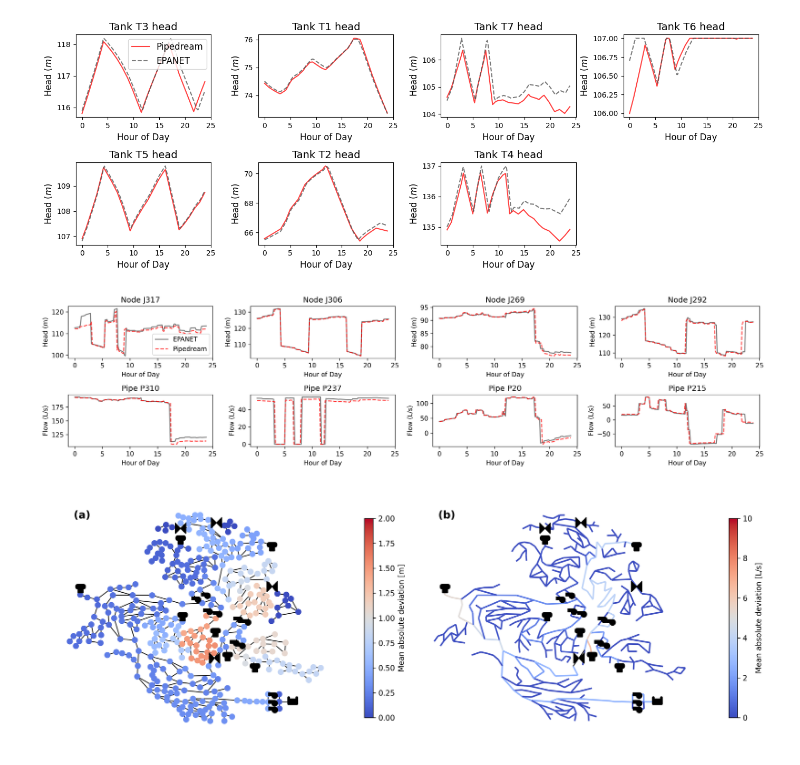
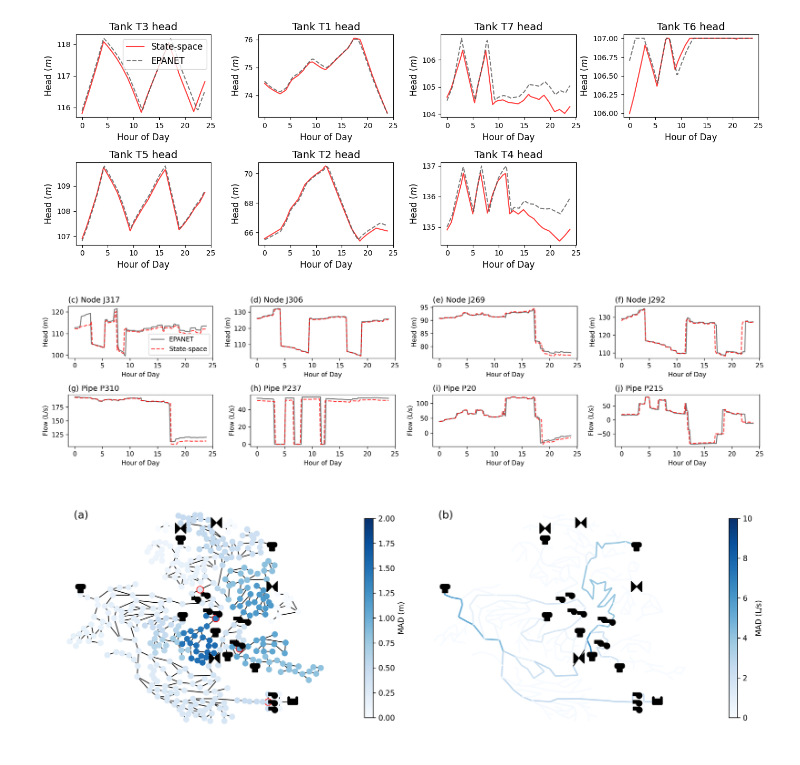
Before and after one commit to Yifan-Wong/CorrEKF-State-Estimation-WDS, a Jupyter notebook: Pipedream validation.ipynb, the cells around one changed output. Saved outputs shown, nothing was run; the diff lists cells and outputs as text; code cells hidden in the pictures.

```diff
--- a/Pipedream validation.ipynb
+++ b/Pipedream validation.ipynb
@@ -21,8 +21,7 @@ warnings.simplefilter(action='ignore', category=FutureWarning)
 dt = 600
 t_run = 24
 # import INP file
-inp = 'CTOWN no FCV.inp'
-save_dir = "figs"
+inp = 'C-Town.inp'
 # run hydraulic simulation using pipedream
 t1 = time.time()
 H_df, Q_df, Q_o, Q_pump, Q_prv, model, Q_in_all_df, pumps, superjunctions, orifices, superlinks, prvs, flip_mult = run_pipedream_simulation(inp, t_run = t_run, dt = dt, banded = False, use_tank_init_cond=False)
@@ -181,6 +178,8 @@ plt.tight_layout()
 [figure]
 # %%
 #%% for some other nodes
+import string
+panel_labels = list(string.ascii_lowercase[2:10])  # (c)–(j)
 n_cols = 4
 n_rows = 2
 start_ind_wn = 0
@@ -188,68 +187,84 @@ junction_names= ['J317', 'J306', 'J269', 'J292']
 link_names = ['P310', 'P237', 'P20', 'P215']
 fig, ax = plt.subplots(n_rows, n_cols, figsize=(16, 4), dpi=300)
 for i in range(n_rows * n_cols):
+    ax_i = ax.flat[i]
+
     if i < len(junction_names):
-        ax.flat[i].plot(wntr_heads.index[start_ind_wn:]/3600,wntr_heads[junction_names[i]][start_ind_wn:], c='0.3', alpha=0.75, label='EPANET')
-        ax.flat[i].plot(H_df.index[start_ind_wn:]/3600,H_df[junction_names[i]][start_ind_wn:], c='red', linestyle = '--', alpha=0.75, label='Pipedream')
-        ax.flat[i].set_title(f'Node {junction_names[i]}')
-        ax.flat[i].set_ylabel('Head (m)')
-        ax.flat[i].set_xlabel('Hour of Day')
+        ax_i.plot(
+            wntr_heads.index[start_ind_wn:] / 3600,
+            wntr_heads[junction_names[i]][start_ind_wn:],
+            c='0.3', alpha=0.75, label='EPANET'
+        )
+        ax_i.plot(
+            H_df.index[start_ind_wn:] / 3600,
+            H_df[junction_names[i]][start_ind_wn:],
+            c='red', linestyle='--', alpha=0.75, label='State-space'
+        )
+        ax_i.set_title(f'({panel_labels[i]}) Node {junction_names[i]}', loc='left')
+        ax_i.set_ylabel('Head (m)')
+        ax_i.set_xlabel('Hour of Day')
+
     else:
-        ax.flat[i].plot(wntr_flows.index[start_ind_wn:]/3600,wntr_flows[link_names[i-4]][start_ind_wn:] * 1000, c='0.3', alpha=0.75, label='EPANET')
-        ax.flat[i].plot(Q_df.index[start_ind_wn:]/3600,Q_df[link_names[i-4]][start_ind_wn:] * 1000, c='red', linestyle = '--', alpha=0.75, label='Pipedream')
-        ax.flat[i].set_title(f'Pipe {link_names[i-4]}')
-        ax.flat[i].set_ylabel('Flow (L/s)')
-        ax.flat[i].set_xlabel('Hour of Day')
+        ax_i.plot(
+            wntr_flows.index[start_ind_wn:] / 3600,
+            wntr_flows[link_names[i-4]][start_ind_wn:] * 1000,
+            c='0.3', alpha=0.75, label='EPANET'
+        )
+        ax_i.plot(
+            Q_df.index[start_ind_wn:] / 3600,
+            Q_df[link_names[i-4]][start_ind_wn:] * 1000,
+            c='red', linestyle='--', alpha=0.75, label='State-space'
+        )
+        ax_i.set_title(f'({panel_labels[i]}) Pipe {link_names[i-4]}', loc='left')
+        ax_i.set_ylabel('Flow (L/s)')
+        ax_i.set_xlabel('Hour of Day')
+
 ax.flat[0].legend()
 plt.tight_layout()
-# save_path = os.path.join(save_dir, "comparison_PD_EPANET_choosen_location.jpg")
-# plt.savefig(save_path, dpi=300, bbox_inches="tight")
 # %% [output]
-[figure, old version]
+[figure, new version]
 # %%
 # --- get the names for all the links ---
 superlinks = model.superlinks['name'].values
 prvs       = model.prvs['name'].values
 pumps      = model.pumps['name'].values
 # --- calculate the error ---
 flow_err_super = (np.abs(Q_df - wntr_flows).mean(axis=0).loc[superlinks]) * 1000
 flow_err_prv   = (np.abs(Q_prv - wntr_flows).mean(axis=0).loc[prvs])       * 1000
 flow_err_pump  = (np.abs(Q_pump- wntr_flows).mean(axis=0).loc[pumps])      * 1000
 
 # --- merge ---
 link_names = np.concatenate([superlinks, prvs, pumps])
 flow_err = pd.concat([flow_err_super, flow_err_prv, flow_err_pump])
 
 #%%
 junction_names=superjunctions['name'].iloc[:-7].values.tolist() # removing fake node from the list
 vis_model = vis.VisWNModel('CTOWN_map.inp')
 head_max_limit = 2
 head_err = np.abs(H_df - wntr_heads).mean(axis=0).loc[junction_names]
 #link_names = model.superlinks['name'].iloc[:].values
 flow_max_limit = 10
 #flow_err = np.abs(Q_df - wntr_flows).mean(axis=0).loc[link_names] * 1000 # transfer the unit to lps
-cmap = 'coolwarm'
+cmap = 'Blues'
 node_size=200
-style = vis.NetworkStyle(cmap = 'coolwarm', node_border_width=1, link_width = 2, draw_color_bar = True,
+style = vis.NetworkStyle(cmap = cmap, node_border_width=1, link_width = 2, draw_color_bar = True,
                                    node_size = node_size, tank_color='k', draw_base_legend=False, color_bar_width = 0.01)
 
 fig, ax = plt.subplots(1, 2, figsize=(16, 6), dpi=300)
 ax[0].set_frame_on(False)
-ax[0].annotate("(a)", xy=(0.1, 0.9), xycoords="axes fraction", fontsize=14, fontweight="bold")
-# vis_model.draw_nodes(ax=ax[0],
-#                  node_list=['J317', 'J306', 'J269', 'J292'],  # names of nodes to be highlighted
-#                  # customize highlighted nodes
-#                  node_color=None, node_size=300, node_border_width=4, node_border_color='r',
-#                  label='Pressure sensors')
+ax[0].annotate("(a)", xy=(0.1, 0.9), xycoords="axes fraction", fontsize=14, fontweight="regular")
+vis_model.draw_nodes(ax=ax[0],
+                 node_list=['J317', 'J306', 'J269', 'J292'],  # names of nodes to be highlighted
+                 # customize highlighted nodes
+                 node_color=None, node_size=200, node_border_width=3, node_border_color='r',
+                 label='Pressure sensors')
 vis_model.plot_unique_data(ax=ax[0], parameter = "custom_data", parameter_type = 'node',
                                    custom_data_values = [junction_names, head_err], data_type = 'continuous',
-                                    vmin = 0, vmax=head_max_limit, style = style, color_bar_title ='Mean absolute deviation [m]')
+                                    vmin = 0, vmax=head_max_limit, style = style, color_bar_title ='MAD (m)')
 ax[1].set_frame_on(False)
-ax[1].annotate("(b)", xy=(0.1, 0.9), xycoords="axes fraction", fontsize=14, fontweight="bold")
+ax[1].annotate("(b)", xy=(0.1, 0.9), xycoords="axes fraction", fontsize=14, fontweight="regular")
 vis_model.plot_unique_data(ax=ax[1], parameter = "custom_data", parameter_type = 'link',
                            custom_data_values = [link_names, flow_err], data_type = 'continuous',
-                           vmin = 0, vmax = flow_max_limit, style = style, color_bar_title ='Mean absolute deviation [L/s]')
-# save_path = os.path.join(save_dir, "comparison_PD_EPANET.jpg")
-# plt.savefig(save_path, dpi=300, bbox_inches="tight")
+                           vmin = 0, vmax = flow_max_limit, style = style, color_bar_title ='MAD (L/s)')
 # %% [output]
-[figure, old version]
+[figure, new version]
```
Also changed, not shown: parts of 4 cells of this notebook, 3 other files.
